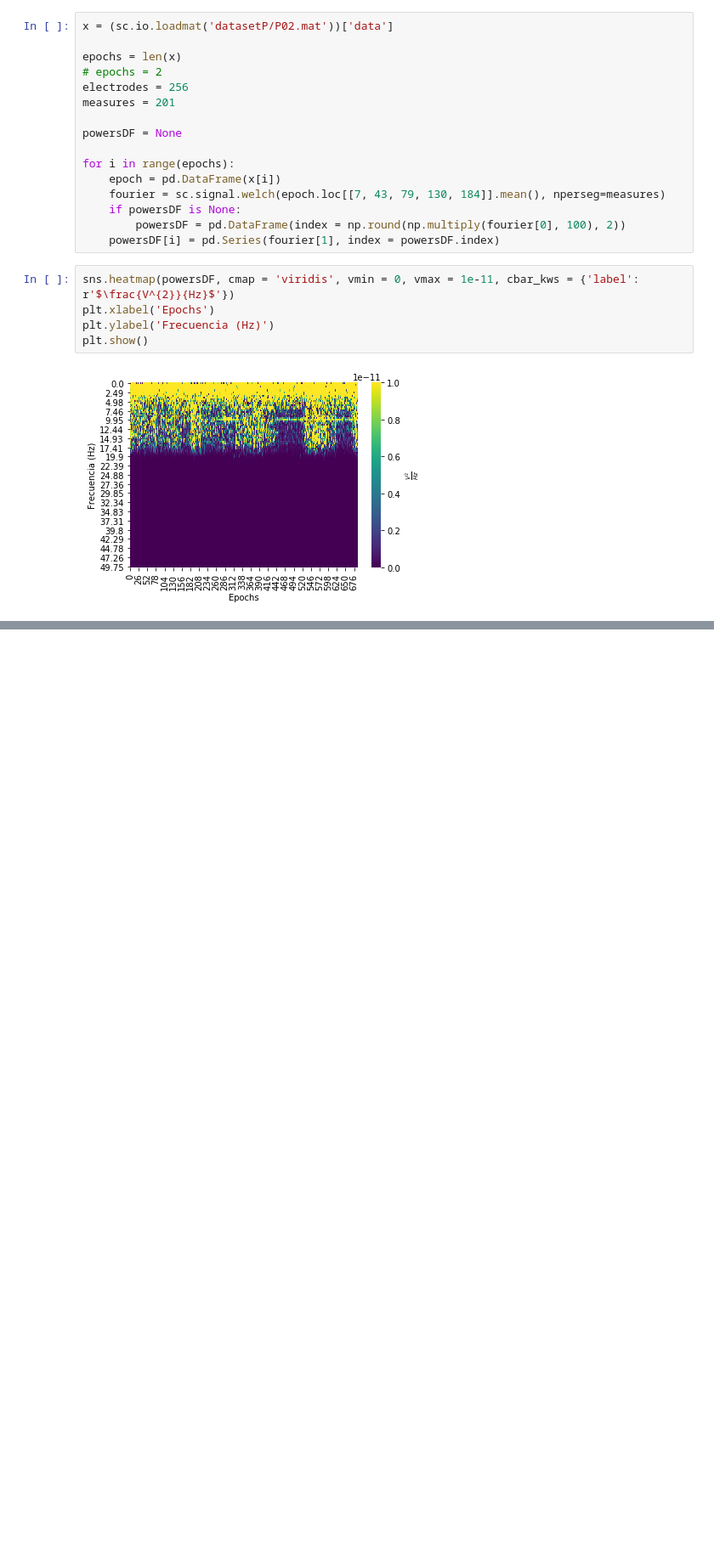
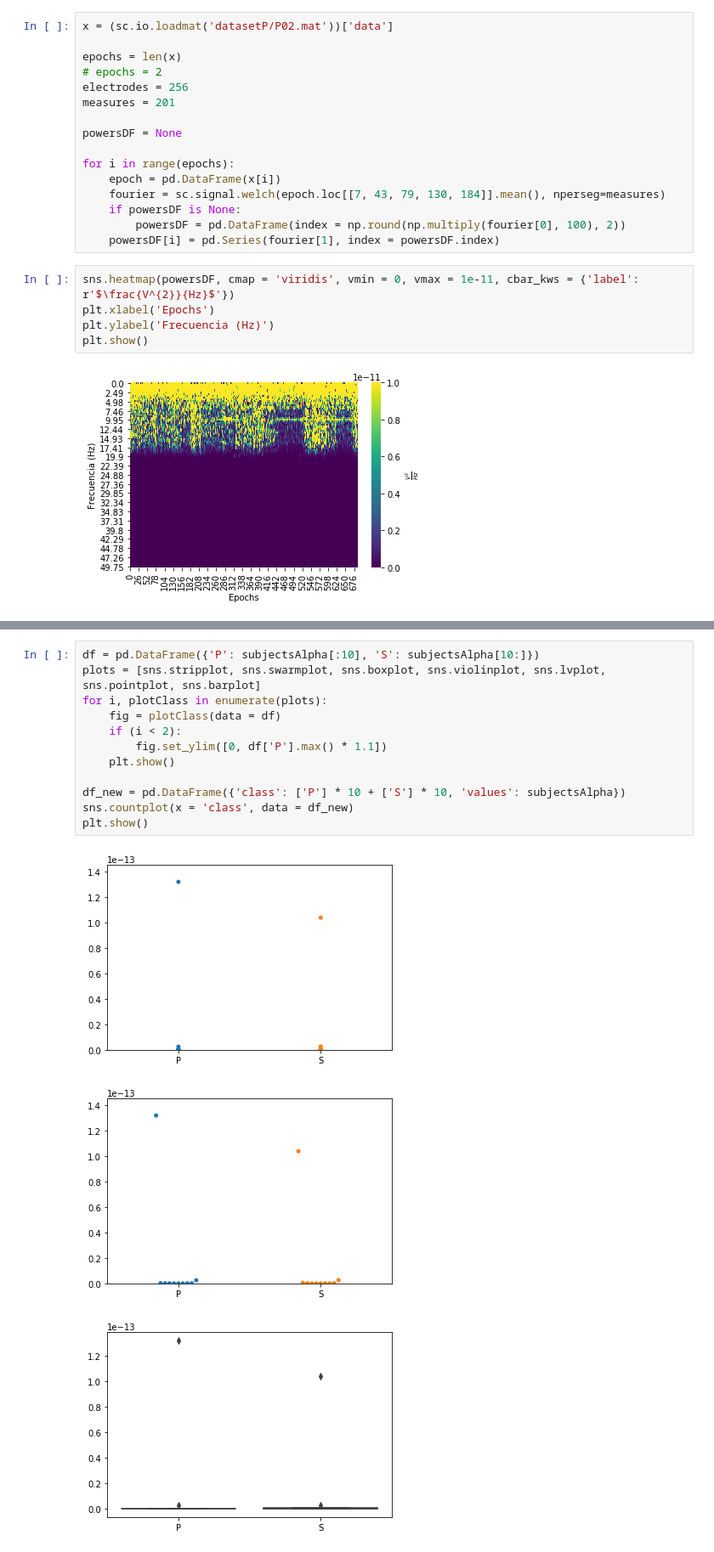
Before and after one commit to santiago-mb/data-science, a Jupyter notebook: wip/tp2/tp2.ipynb, the cells around one changed output, grey strips where cells are left out. Shown at 85% size. Cells and saved outputs as stored; diff of their text form; blank space fills up the shorter version.

```diff
--- a/wip/tp2/tp2.ipynb
+++ b/wip/tp2/tp2.ipynb
@@ -73,0 +107,16 @@ for dataset in datasets:
+# %%
+df = pd.DataFrame({'P': subjectsAlpha[:10], 'S': subjectsAlpha[10:]})
+plots = [sns.stripplot, sns.swarmplot, sns.boxplot, sns.violinplot, sns.lvplot, sns.pointplot, sns.barplot]
+for i, plotClass in enumerate(plots):
+    fig = plotClass(data = df)
+    if (i < 2):
+        fig.set_ylim([0, df['P'].max() * 1.1])
+    plt.show()
+
+df_new = pd.DataFrame({'class': ['P'] * 10 + ['S'] * 10, 'values': subjectsAlpha})
+sns.countplot(x = 'class', data = df_new)
+plt.show()
+# %% [output]
+[figure, added]
+[figure, added]
+[figure, added]
```
Also changed, not shown: parts of 2 cells of this notebook, 1 other file.
